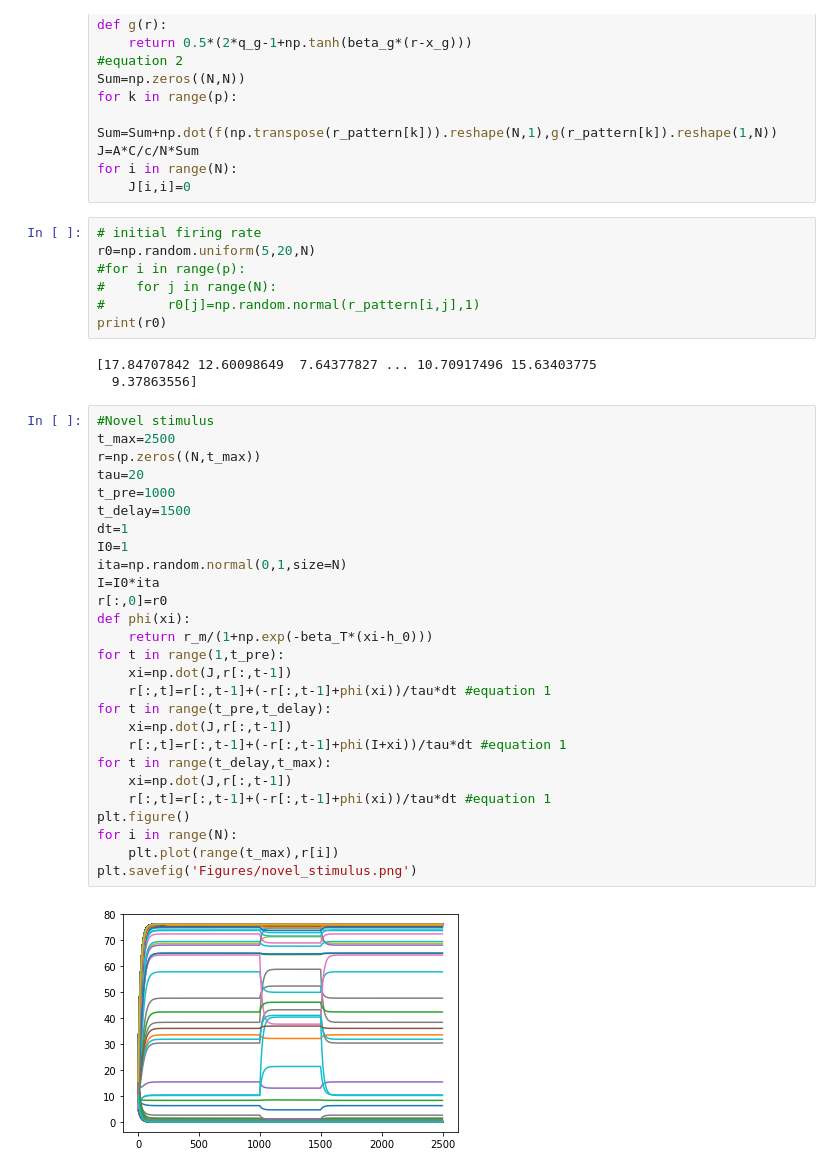
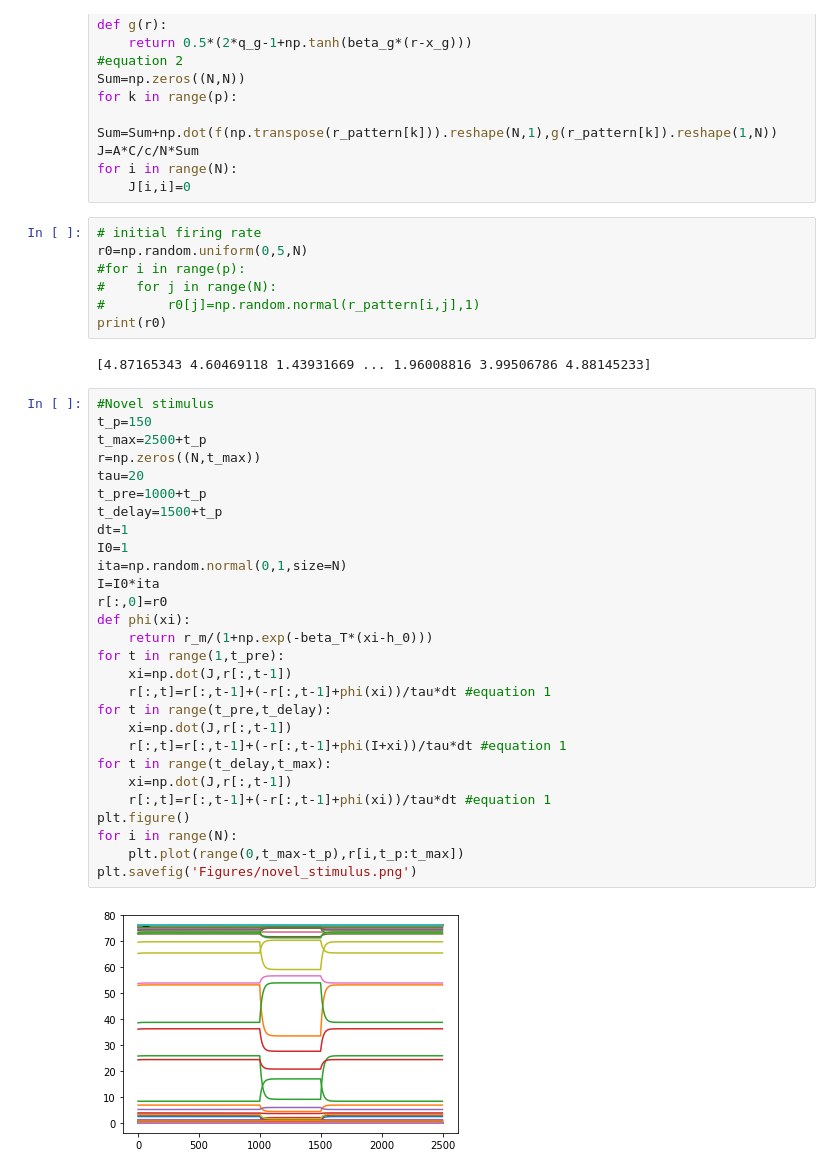
Before and after one commit to xmxhuihui/Final-Project, a Jupyter notebook: Attractor Network Model.ipynb, the cells around one changed output. Drawn from its saved outputs; the diff is of its cells as text.

```diff
--- a/Attractor Network Model.ipynb
+++ b/Attractor Network Model.ipynb
@@ -125,43 +125,43 @@ for i in range(N):
     J[i,i]=0
 # %%
 # initial firing rate
-r0=np.random.uniform(5,20,N)
+r0=np.random.uniform(0,5,N)
 #for i in range(p):
 #    for j in range(N):
 #        r0[j]=np.random.normal(r_pattern[i,j],1)
 print(r0)
 # %% [output]
-[17.84707842 12.60098649  7.64377827 ... 10.70917496 15.63403775
-  9.37863556]
+[4.87165343 4.60469118 1.43931669 ... 1.96008816 3.99506786 4.88145233]
 # %%
 #Novel stimulus
-t_max=2500
+t_p=150
+t_max=2500+t_p
 r=np.zeros((N,t_max))
 tau=20
-t_pre=1000
-t_delay=1500
+t_pre=1000+t_p
+t_delay=1500+t_p
 dt=1
 I0=1
 ita=np.random.normal(0,1,size=N)
 I=I0*ita
 r[:,0]=r0
 def phi(xi):
     return r_m/(1+np.exp(-beta_T*(xi-h_0)))
 for t in range(1,t_pre):
     xi=np.dot(J,r[:,t-1])
     r[:,t]=r[:,t-1]+(-r[:,t-1]+phi(xi))/tau*dt #equation 1
 for t in range(t_pre,t_delay):
     xi=np.dot(J,r[:,t-1])
     r[:,t]=r[:,t-1]+(-r[:,t-1]+phi(I+xi))/tau*dt #equation 1
 for t in range(t_delay,t_max):
     xi=np.dot(J,r[:,t-1])
     r[:,t]=r[:,t-1]+(-r[:,t-1]+phi(xi))/tau*dt #equation 1
 plt.figure()
 for i in range(N):
-    plt.plot(range(t_max),r[i])
+    plt.plot(range(0,t_max-t_p),r[i,t_p:t_max])
 plt.savefig('Figures/novel_stimulus.png')
 # %% [output]
-[figure, old version]
+[figure, new version]
 # %%
 #Overlap
 import scipy.stats
```
Also changed, not shown: parts of 5 cells of this notebook, 2 other files.
